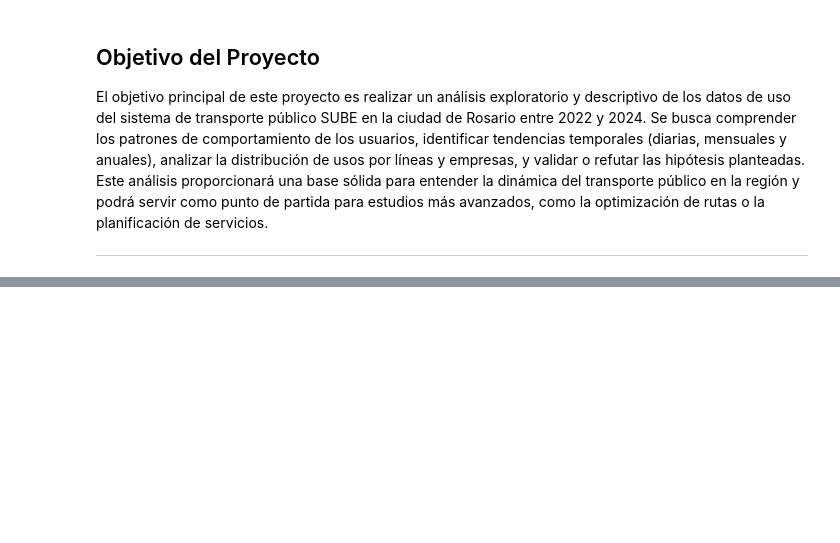
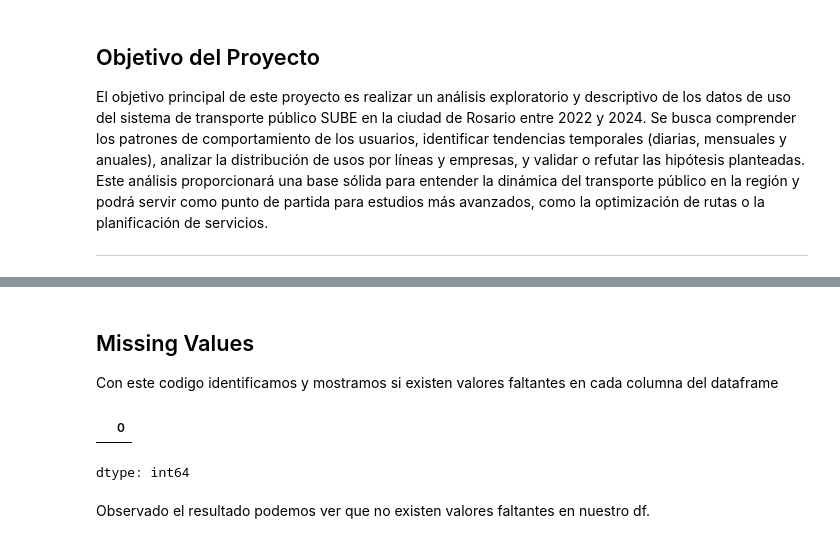
Before and after one commit to francusi/CoderDS, a Jupyter notebook: ProyectoDSParteIBarrionuevo.ipynb, the cells around one changed output, grey strips where cells are left out. Saved outputs shown, nothing was run; the diff lists cells and outputs as text; code cells hidden in the pictures; blank space fills up the shorter version.

```diff
--- a/ProyectoDSParteIBarrionuevo.ipynb
+++ b/ProyectoDSParteIBarrionuevo.ipynb
@@ -82,3 +82,15 @@ Tamaño del dataset filtrado: (27693, 11)
 | 490839 | 2023-02-13 | MOVI ROSARIO S.A.U | LINEA_115 | NO | COLECTIVO | MUNICIPAL | SANTA FE | ROSARIO | ... |
 | 509121 | 2023-02-28 | MOVI ROSARIO S.A.U | LINEA_112 | NO | COLECTIVO | MUNICIPAL | SANTA FE | ROSARIO | ... |
 | 509122 | 2023-02-28 | MOVI ROSARIO S.A.U | LINEA_115_AEROPUERTO | NO | COLECTIVO | MUNICIPAL | SANTA FE | ROSARIO | ... |
+# %% [markdown]
+## Missing Values
+
+Con este codigo identificamos y mostramos si existen valores faltantes en cada columna del dataframe
+# %%
+missing = df_filtered.isna().sum().sort_values(ascending=False)
+missing[missing > 0]
+# %% [output]
+|  | 0 |
+dtype: int64
+# %% [markdown]
+Observado el resultado podemos ver que no existen valores faltantes en nuestro df.
```
Also changed, not shown: parts of 1 cell of this notebook.
